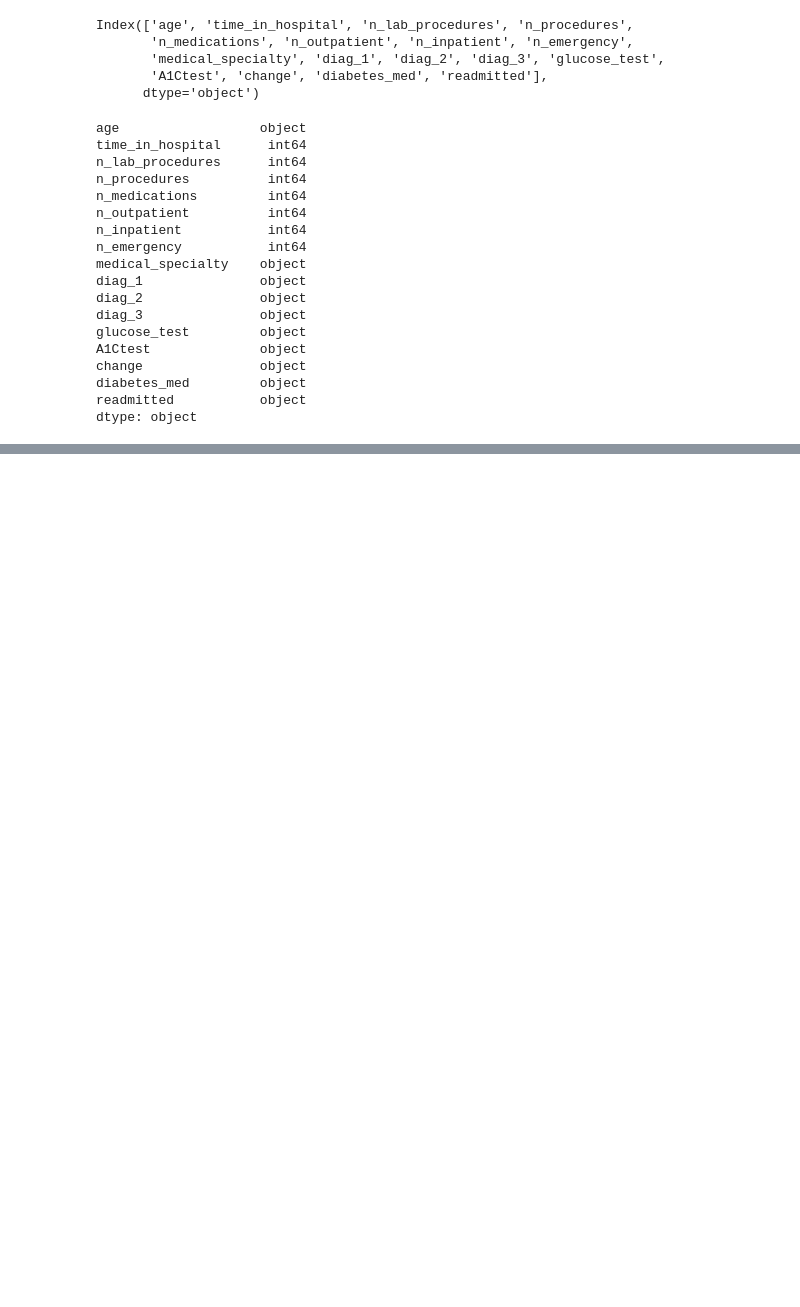
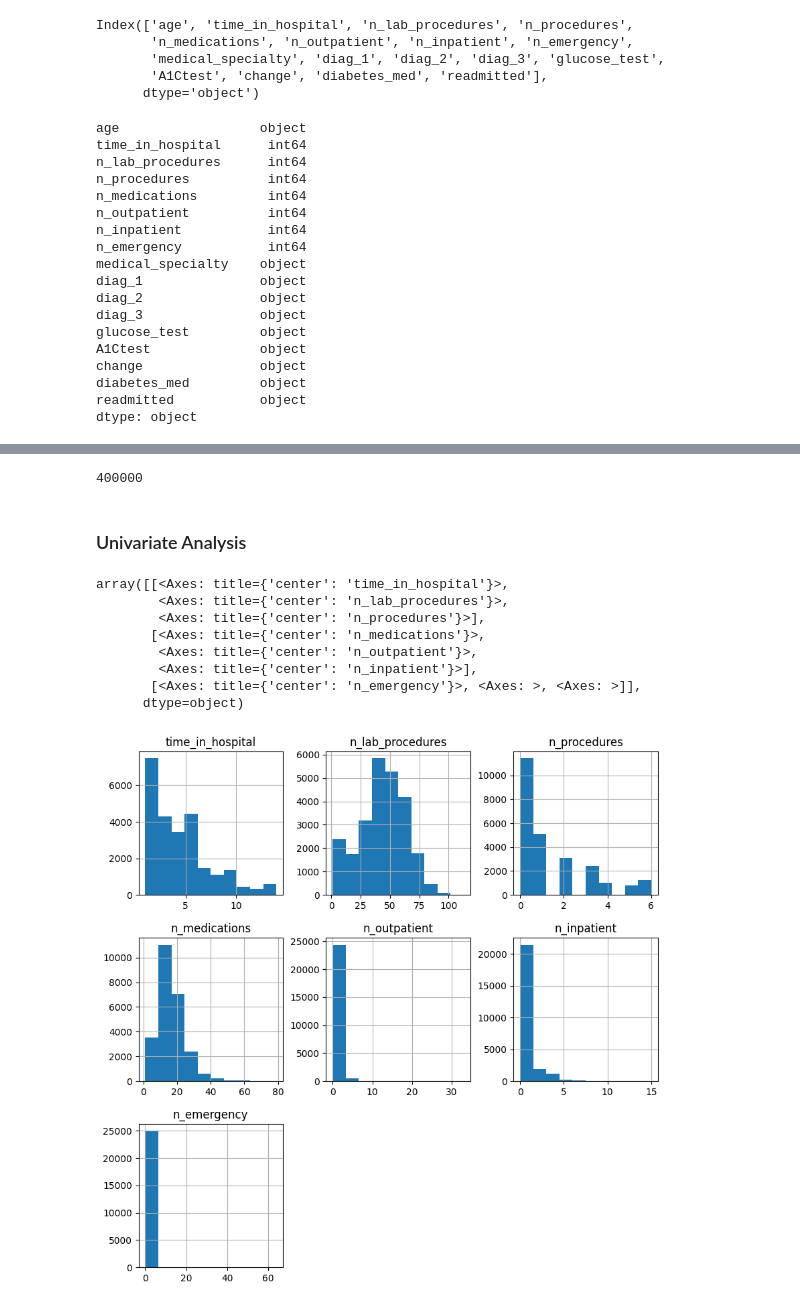
Before and after one commit to el-tortugo/hospital-readmissions-project, a Jupyter notebook: hrea-exploration.ipynb, the cells around one changed output, grey strips where cells are left out. Drawn from its saved outputs; the diff is of its cells as text; code cells hidden in the pictures; blank space fills up the shorter version.

```diff
--- a/hrea-exploration.ipynb
+++ b/hrea-exploration.ipynb
@@ -80,4 +85,4 @@ diabetes_med         object
 readmitted           object
 dtype: object
 # %%
-df.set_index('set_index', inplace=True)
+df.set_index('age', inplace=True)
@@ -83,0 +124,18 @@ df.set_index('set_index', inplace=True)
+# %%
+df.size
+# %% [output]
+400000
+# %% [markdown]
+### Univariate Analysis
+# %%
+df.hist(figsize=(10,10))
+# %% [output]
+array([[<Axes: title={'center': 'time_in_hospital'}>,
+        <Axes: title={'center': 'n_lab_procedures'}>,
+        <Axes: title={'center': 'n_procedures'}>],
+       [<Axes: title={'center': 'n_medications'}>,
+        <Axes: title={'center': 'n_outpatient'}>,
+        <Axes: title={'center': 'n_inpatient'}>],
+       [<Axes: title={'center': 'n_emergency'}>, <Axes: >, <Axes: >]],
+      dtype=object)
+[figure, added]
```
Also changed, not shown: parts of 3 cells of this notebook, 3 other files.
